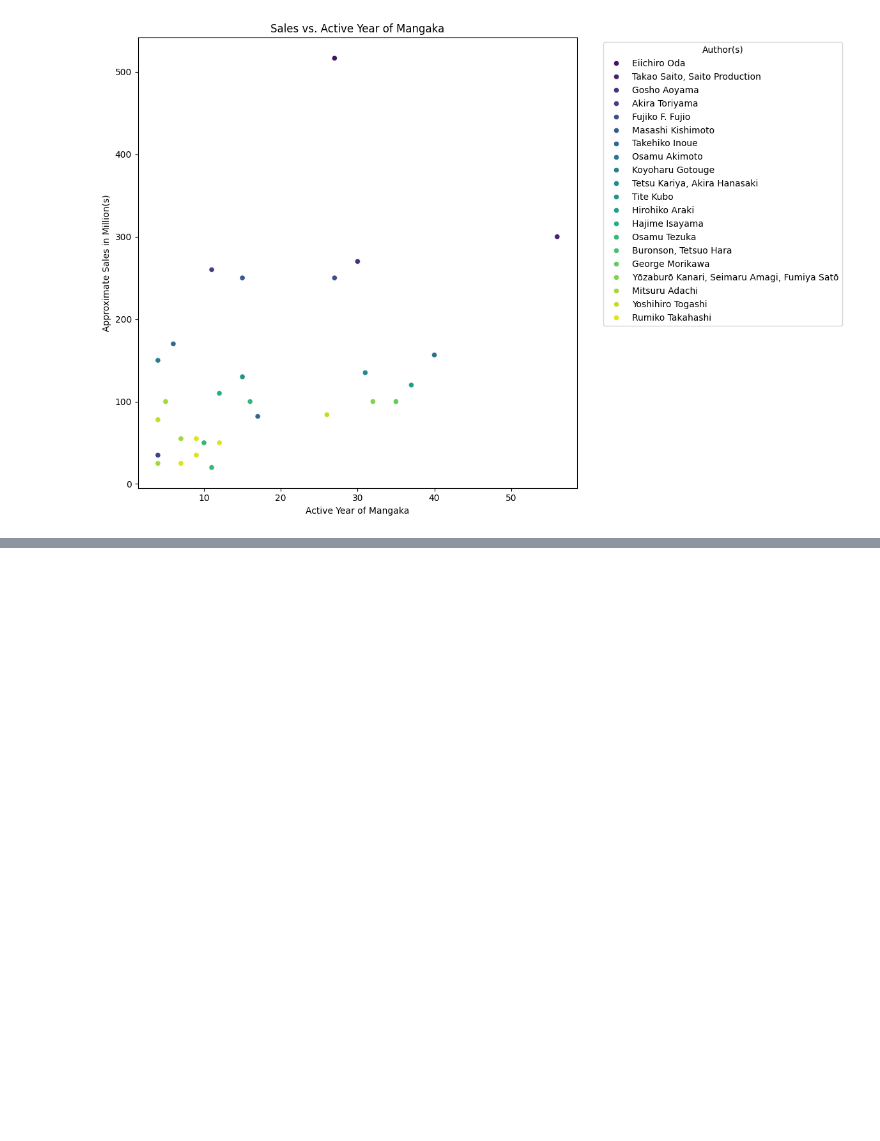
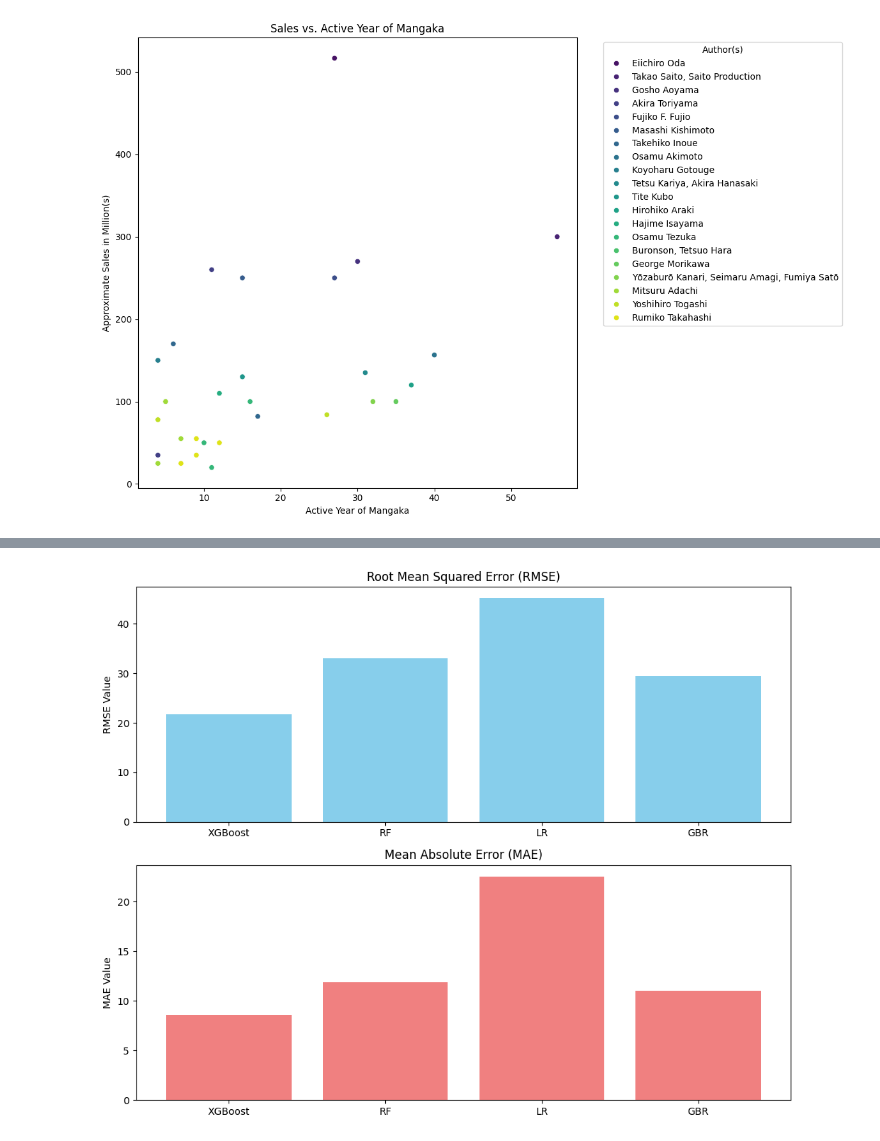
Before and after one commit to blipbloping/Manga-Sales-Prediction, a Jupyter notebook: src.ipynb, the cells around one changed output, grey strips where cells are left out. Cells and saved outputs as stored; diff of their text form; code cells hidden in the pictures; blank space fills up the shorter version.

```diff
--- a/src.ipynb
+++ b/src.ipynb
@@ -244,0 +249,10 @@ plt.show()
+# %%
+target = 'Approximate sales in million(s)'
+object_columns = df.select_dtypes(include=['object','datetime64']).columns
+columns_to_drop = [target] + list(object_columns)
+
+X = df.drop(columns = columns_to_drop ,axis=1)
+y = df[target]
+# %%
+X_train, X_test, y_train, y_test = train_test_split(X, y, test_size = 0.5, random_state=0)
+print(X_train.shape, y_train.shape)
@@ -244,0 +318,18 @@ plt.show()
+# %%
+# Create bar charts to visualize RMSE and MAE
+fig, axes = plt.subplots(2, 1, figsize=(10, 8))
+
+# Plot RMSE results
+axes[0].bar(rmse_results.keys(), rmse_results.values(), color='skyblue')
+axes[0].set_title('Root Mean Squared Error (RMSE)')
+axes[0].set_ylabel('RMSE Value')
+
+# Plot MAE results
+axes[1].bar(mae_results.keys(), mae_results.values(), color='lightcoral')
+axes[1].set_title('Mean Absolute Error (MAE)')
+axes[1].set_ylabel('MAE Value')
+
+plt.tight_layout()
+plt.show()
+# %% [output]
+[figure, added]
```
Also changed, not shown: parts of 4 cells of this notebook.
